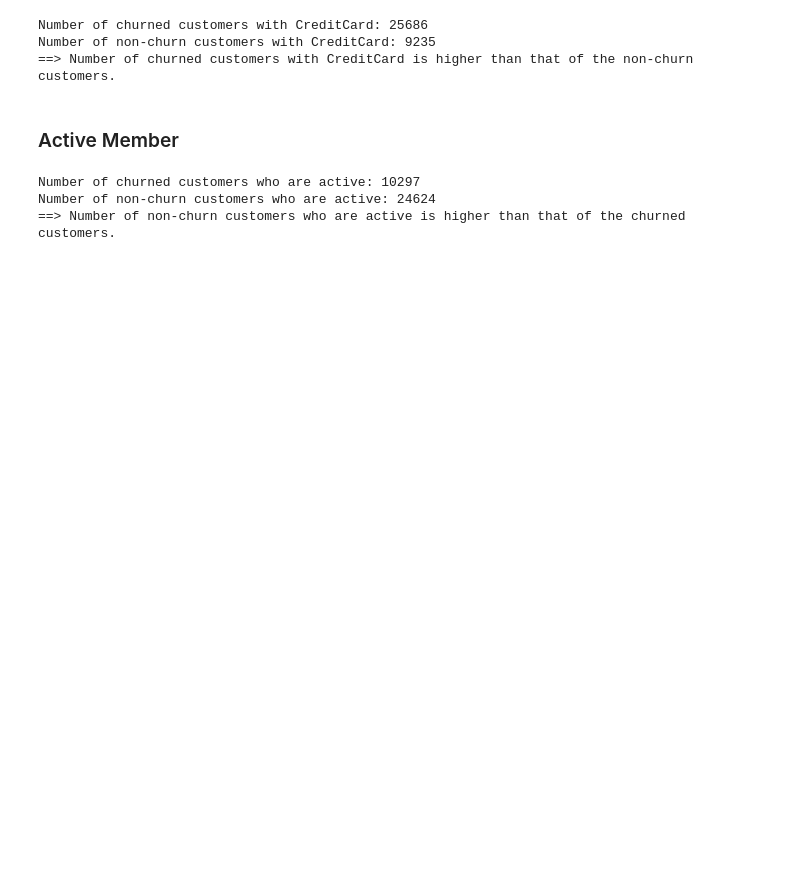
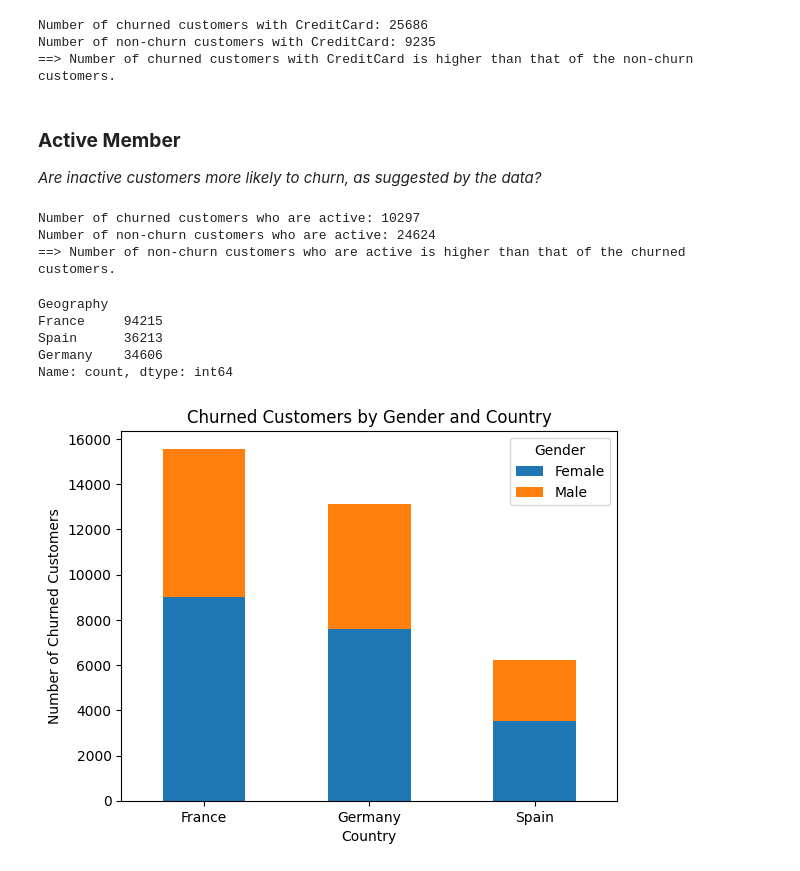
Before and after one commit to alfredkondoro/K_Competition---PlaygroundS4E1, a Jupyter notebook: k-competition-playgrounds4e1.ipynb, the cells around one changed output. Saved outputs shown, nothing was run; the diff lists cells and outputs as text; code cells hidden in the pictures; blank space fills up the shorter version.

```diff
--- a/k-competition-playgrounds4e1.ipynb
+++ b/k-competition-playgrounds4e1.ipynb
@@ -271,8 +305,9 @@ else:
 Number of churned customers with CreditCard: 25686
 Number of non-churn customers with CreditCard: 9235
 ==> Number of churned customers with CreditCard is higher than that of the non-churn customers.
-# %% [markdown]
-### Active Member
+# %% [markdown]
+### **Active Member**
+*Are inactive customers more likely to churn, as suggested by the data?*
 # %%
 count_activemember_churned = (churn_df['IsActiveMember'] == 1).sum()
 count_activemember_nonchurn = (churn_df['IsActiveMember'] == 0).sum()
@@ -290,3 +325,23 @@ else:
 Number of churned customers who are active: 10297
 Number of non-churn customers who are active: 24624
 ==> Number of non-churn customers who are active is higher than that of the churned customers.
+# %%
+traindf['Geography'].value_counts()
+# %% [output]
+Geography
+France     94215
+Spain      36213
+Germany    34606
+Name: count, dtype: int64
+# %%
+churn_by_country_gender = churn_df.groupby(['Geography', 'Gender']).size().unstack()
+
+churn_by_country_gender.plot(kind='bar', stacked=True)
+plt.title('Churned Customers by Gender and Country')
+plt.xlabel('Country')
+plt.ylabel('Number of Churned Customers')
+plt.xticks(rotation=0)
+plt.legend(title='Gender')
+plt.show()
+# %% [output]
+[figure, added]
```
Also changed, not shown: parts of 59 cells of this notebook.
